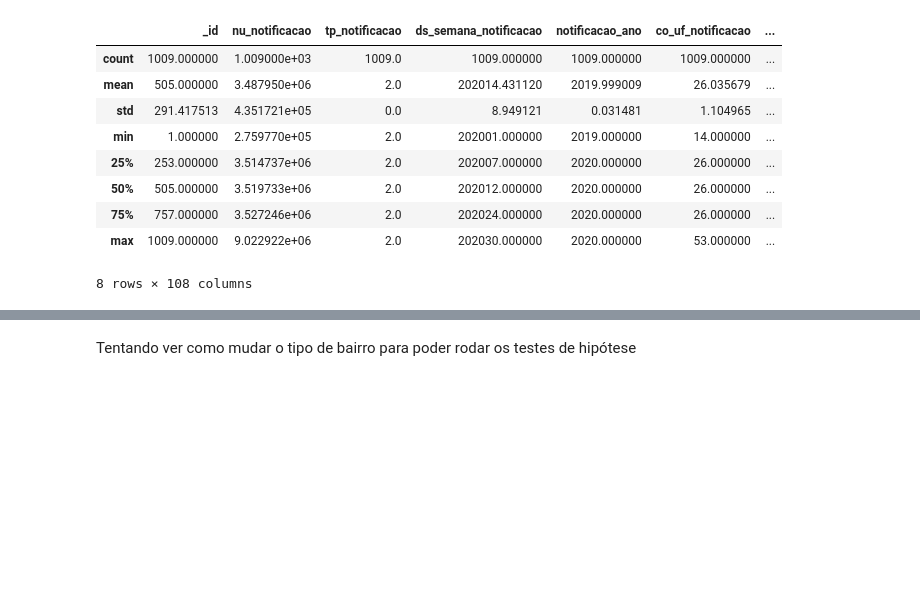
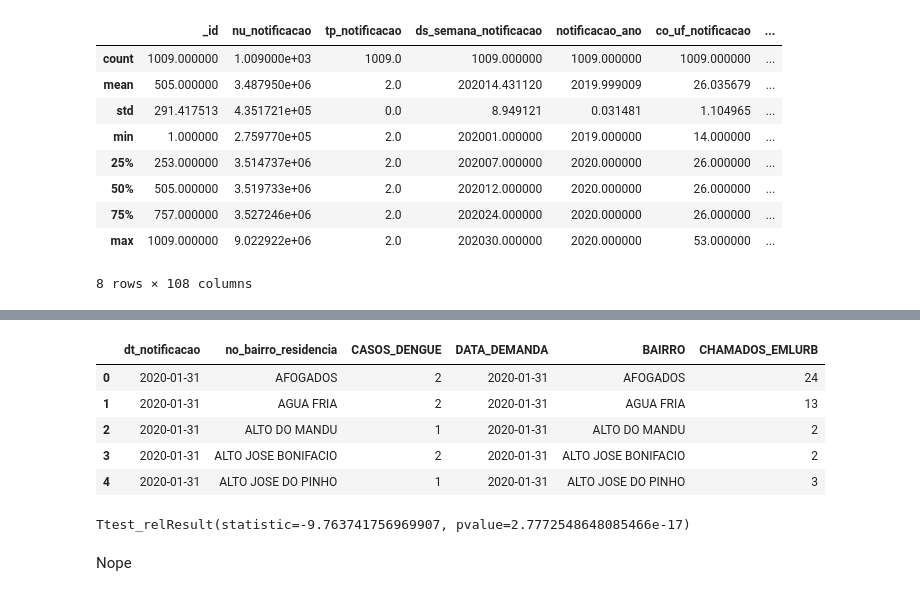
Before and after one commit to HiagoAD/GDI2, a Jupyter notebook: Project_1.ipynb, the cells around one changed output, grey strips where cells are left out. Drawn from its saved outputs; the diff is of its cells as text; code cells hidden in the pictures; blank space fills up the shorter version.

```diff
--- a/Project_1.ipynb
+++ b/Project_1.ipynb
@@ -75,0 +202,5 @@ dengue_data.groupby(["no_bairro_residencia", "dt_notificacao"]).size().reset_ind
+# %%
+dengue_data["dt_notificacao"] = pd.to_datetime(dengue["dt_notificacao"], infer_datetime_format=True)
+
+dengue_data=dengue_data.groupby([pd.Grouper(key="dt_notificacao", freq="M"), "no_bairro_residencia"]).size().reset_index(name="CASOS_DENGUE")
+dengue_data.describe()
@@ -107,4 +243,0 @@ teste
-# %%
-emlurb_data = emlurb_data.groupby("BAIRRO").filter(lambda x: len(x) > 200)
-
-emlurb_data.value_counts()
@@ -138,2 +243,0 @@ merge=pd.merge(emlurb,dengue,left_on='BAIRRO',right_on='no_bairro_residencia')
-# %% [markdown]
-Tentando ver como mudar o tipo de bairro para poder rodar os testes de hipótese
@@ -142,0 +244,17 @@ merge["BAIRRO"] = merge["BAIRRO"].astype('category')
+# %%
+crossed_info = pd.merge(dengue_data, emlurb_data, left_on=["no_bairro_residencia","dt_notificacao"],right_on=["BAIRRO", "DATA_DEMANDA"])
+crossed_info.head()
+# %% [output]
+|  | dt_notificacao | no_bairro_residencia | CASOS_DENGUE | DATA_DEMANDA | BAIRRO | CHAMADOS_EMLURB |
+| 0 | 2020-01-31 | AFOGADOS | 2 | 2020-01-31 | AFOGADOS | 24 |
+| 1 | 2020-01-31 | AGUA FRIA | 2 | 2020-01-31 | AGUA FRIA | 13 |
+| 2 | 2020-01-31 | ALTO DO MANDU | 1 | 2020-01-31 | ALTO DO MANDU | 2 |
+| 3 | 2020-01-31 | ALTO JOSE BONIFACIO | 2 | 2020-01-31 | ALTO JOSE BONIFACIO | 2 |
+| 4 | 2020-01-31 | ALTO JOSE DO PINHO | 1 | 2020-01-31 | ALTO JOSE DO PINHO | 3 |
+# %%
+from scipy import stats
+stats.ttest_rel(crossed_info['CASOS_DENGUE'], crossed_info['CHAMADOS_EMLURB'])
+# %% [output]
+Ttest_relResult(statistic=-9.763741756969907, pvalue=2.7772548648085466e-17)
+# %% [markdown]
+Nope
```
Also changed, not shown: parts of 26 cells of this notebook.
